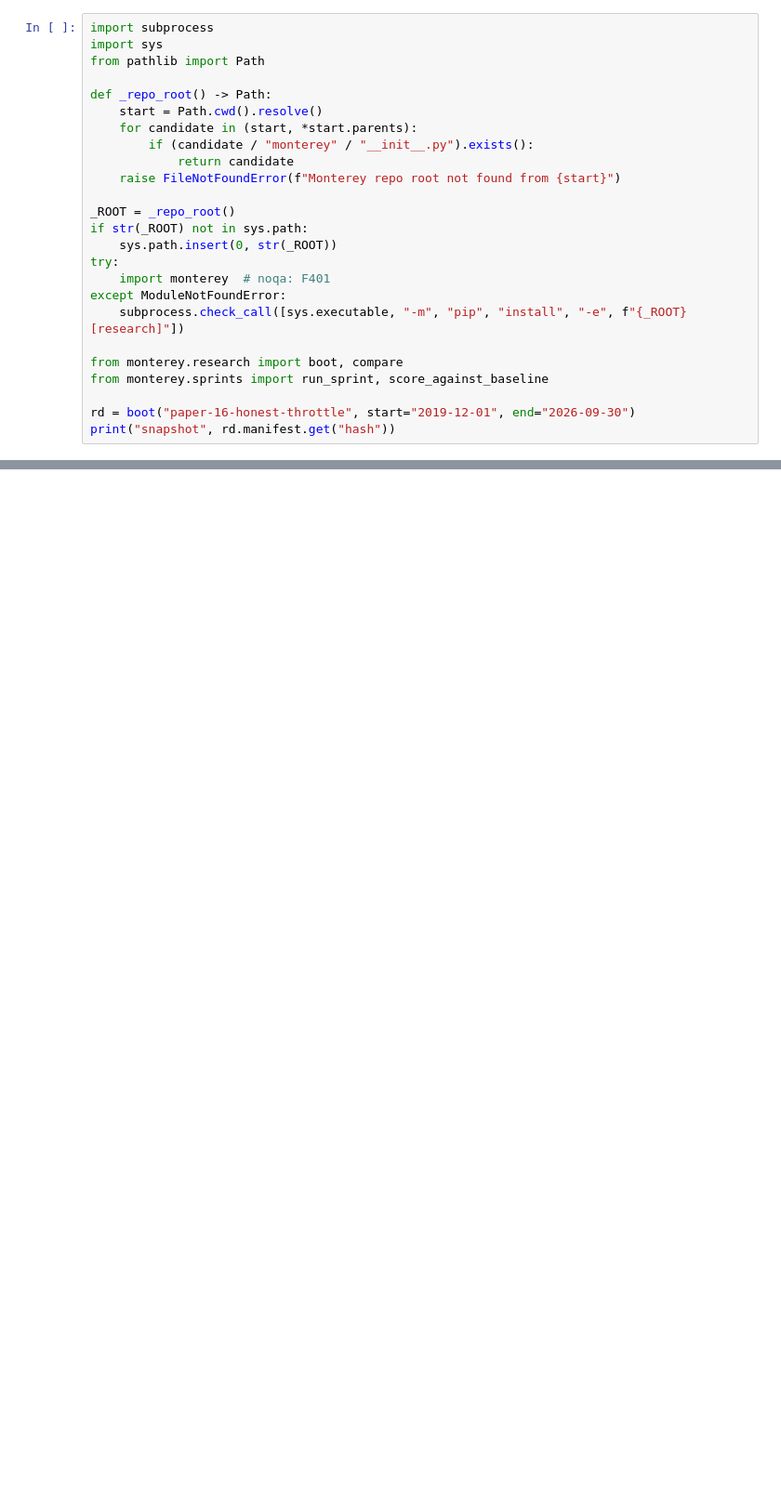
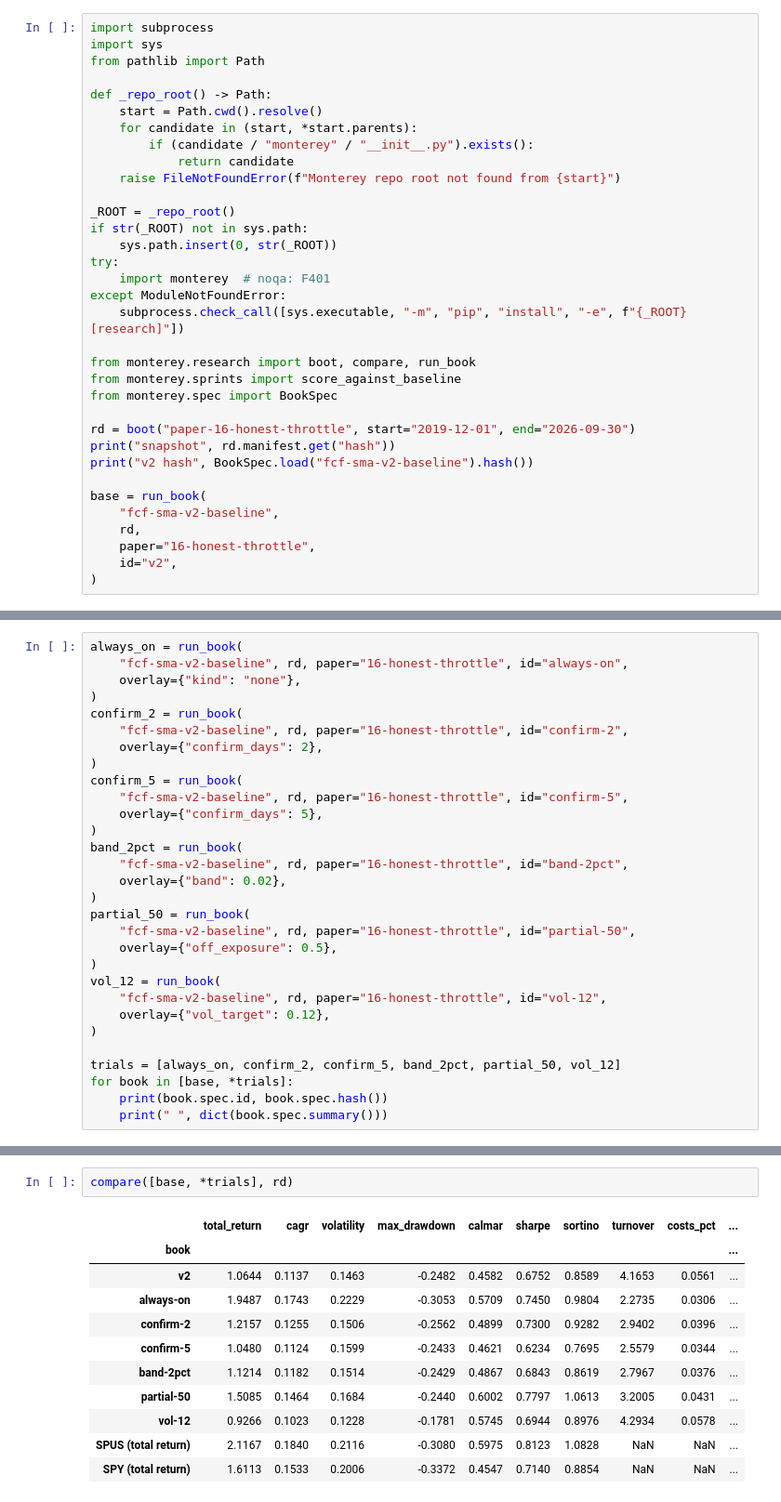
Before and after one commit to Monterey-Finance/Monterey-Finance, a Jupyter notebook: Research/papers/16-honest-throttle/code.ipynb, the cells around one changed output, grey strips where cells are left out. Shown at 93% size. Cells and saved outputs as stored; diff of their text form; blank space fills up the shorter version.

```diff
--- a/Research/papers/16-honest-throttle/code.ipynb
+++ b/Research/papers/16-honest-throttle/code.ipynb
@@ -31,8 +39,17 @@ try:
 except ModuleNotFoundError:
     subprocess.check_call([sys.executable, "-m", "pip", "install", "-e", f"{_ROOT}[research]"])
 
-from monterey.research import boot, compare
-from monterey.sprints import run_sprint, score_against_baseline
+from monterey.research import boot, compare, run_book
+from monterey.sprints import score_against_baseline
+from monterey.spec import BookSpec
 
 rd = boot("paper-16-honest-throttle", start="2019-12-01", end="2026-09-30")
 print("snapshot", rd.manifest.get("hash"))
+print("v2 hash", BookSpec.load("fcf-sma-v2-baseline").hash())
+
+base = run_book(
+    "fcf-sma-v2-baseline",
+    rd,
+    paper="16-honest-throttle",
+    id="v2",
+)
@@ -41,0 +72,30 @@ table
+# %%
+always_on = run_book(
+    "fcf-sma-v2-baseline", rd, paper="16-honest-throttle", id="always-on",
+    overlay={"kind": "none"},
+)
+confirm_2 = run_book(
+    "fcf-sma-v2-baseline", rd, paper="16-honest-throttle", id="confirm-2",
+    overlay={"confirm_days": 2},
+)
+confirm_5 = run_book(
+    "fcf-sma-v2-baseline", rd, paper="16-honest-throttle", id="confirm-5",
+    overlay={"confirm_days": 5},
+)
+band_2pct = run_book(
+    "fcf-sma-v2-baseline", rd, paper="16-honest-throttle", id="band-2pct",
+    overlay={"band": 0.02},
+)
+partial_50 = run_book(
+    "fcf-sma-v2-baseline", rd, paper="16-honest-throttle", id="partial-50",
+    overlay={"off_exposure": 0.5},
+)
+vol_12 = run_book(
+    "fcf-sma-v2-baseline", rd, paper="16-honest-throttle", id="vol-12",
+    overlay={"vol_target": 0.12},
+)
+
+trials = [always_on, confirm_2, confirm_5, band_2pct, partial_50, vol_12]
+for book in [base, *trials]:
+    print(book.spec.id, book.spec.hash())
+    print(" ", dict(book.spec.summary()))
@@ -42 +117,15 @@ table
+# %%
+compare([base, *trials], rd)
+# %% [output]
+|  | total_return | cagr | volatility | max_drawdown | calmar | sharpe | sortino | turnover | costs_pct | ... |
+| book |  |  |  |  |  |  |  |  |  | ... |
+| v2 | 1.0644 | 0.1137 | 0.1463 | -0.2482 | 0.4582 | 0.6752 | 0.8589 | 4.1653 | 0.0561 | ... |
+| always-on | 1.9487 | 0.1743 | 0.2229 | -0.3053 | 0.5709 | 0.7450 | 0.9804 | 2.2735 | 0.0306 | ... |
+| confirm-2 | 1.2157 | 0.1255 | 0.1506 | -0.2562 | 0.4899 | 0.7300 | 0.9282 | 2.9402 | 0.0396 | ... |
+| confirm-5 | 1.0480 | 0.1124 | 0.1599 | -0.2433 | 0.4621 | 0.6234 | 0.7695 | 2.5579 | 0.0344 | ... |
+| band-2pct | 1.1214 | 0.1182 | 0.1514 | -0.2429 | 0.4867 | 0.6843 | 0.8619 | 2.7967 | 0.0376 | ... |
+| partial-50 | 1.5085 | 0.1464 | 0.1684 | -0.2440 | 0.6002 | 0.7797 | 1.0613 | 3.2005 | 0.0431 | ... |
+| vol-12 | 0.9266 | 0.1023 | 0.1228 | -0.1781 | 0.5745 | 0.6944 | 0.8976 | 4.2934 | 0.0578 | ... |
+| SPUS (total return) | 2.1167 | 0.1840 | 0.2116 | -0.3080 | 0.5975 | 0.8123 | 1.0828 | NaN | NaN | ... |
+| SPY (total return) | 1.6113 | 0.1533 | 0.2006 | -0.3372 | 0.4547 | 0.7140 | 0.8854 | NaN | NaN | ... |
 # %%
```
Also changed, not shown: parts of 14 cells of this notebook, 32 other files.
